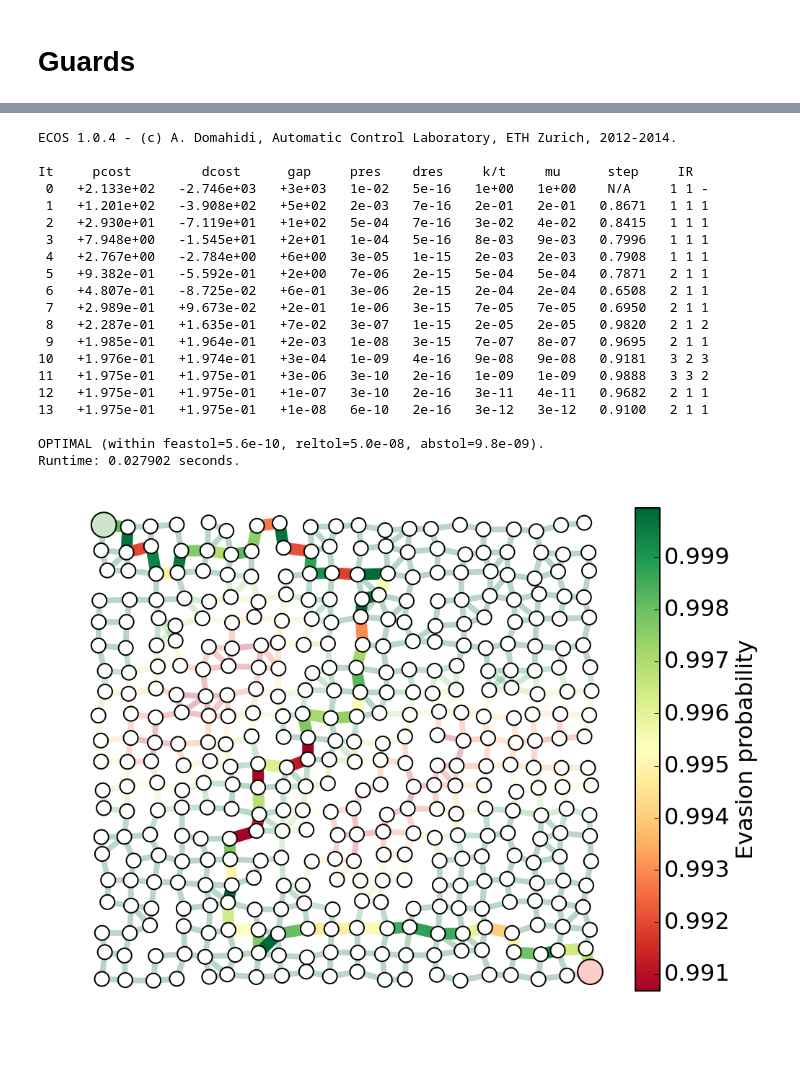
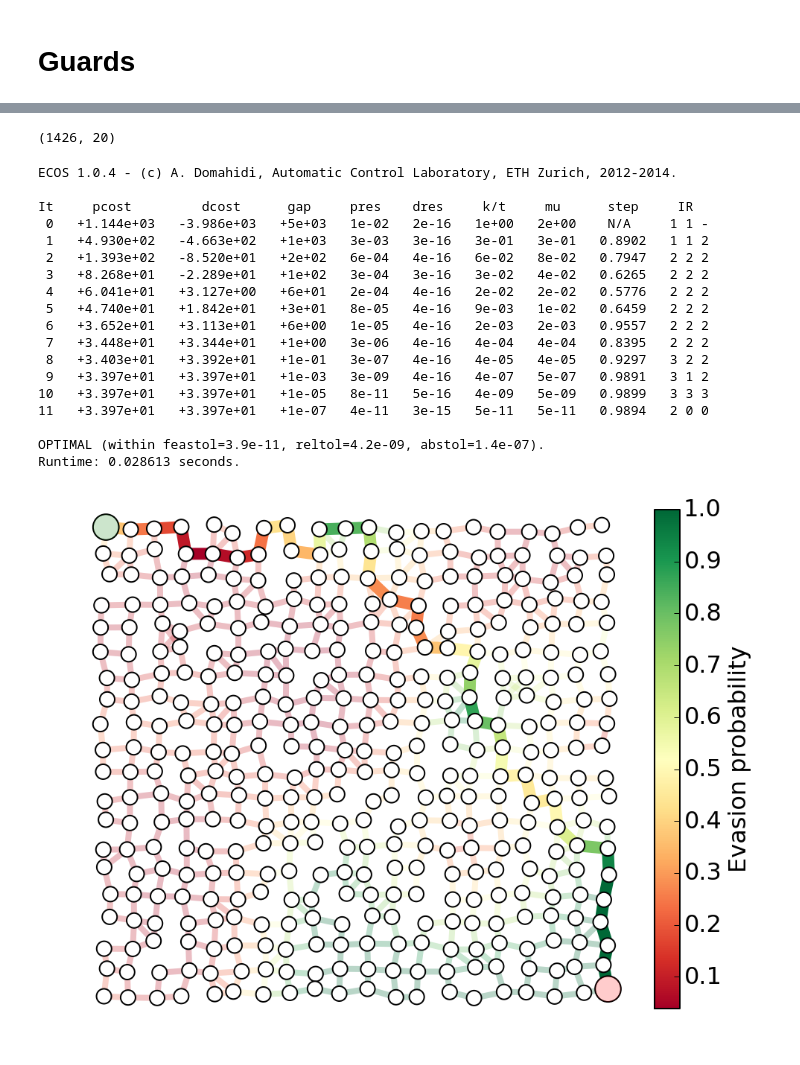
Before and after one commit to ajfriend/cvxpy_examples, a Jupyter notebook: interdiction.ipynb, the cells around one changed output, grey strips where cells are left out. Cells and saved outputs as stored; diff of their text form; code cells hidden in the pictures.

Commit message:
done with selecting guards with l1 iterative reweighting. time to make a clean example

```diff
--- a/interdiction.ipynb
+++ b/interdiction.ipynb
@@ -510,8 +518,9 @@ for i in H:
 
 #showPaths(H,pos,p)
 # %%
-def evadeProb(x):
-    radius = .2
+np.random.seed(1)
+
+def evadeProb(x,radius=.2):
     r = np.linalg.norm(x)/radius
     return min(r+.1,1)
 
@@ -520,18 +529,19 @@ for e in H.edges():
     edgeCenters.append((np.array(pos[e[0]]) + np.array(pos[e[1]]))/2)
 
 edgeCenters = np.array(edgeCenters)
+numGuards = 20
 
-edgeVals = np.zeros(m)
+edgeVals = np.zeros((m,numGuards))
 
-guards = [[.1,.5],[.2,.6],[.3,.7],[.7,.5],[.9,.5],[.6,.4],[.5,.3]]
+guardPositions = np.random.rand(numGuards,2)
 
-for guardPos in guards:
-    guardPos = np.array(guardPos)
-    for i in range(m):
-        edgeVals[i] += np.log(evadeProb(guardPos-edgeCenters[i,:]))
+for i, guardPos in enumerate(guardPositions):
+    for j in range(m):
+        edgeVals[j,i] += np.log(evadeProb(guardPos-edgeCenters[j,:],.3))
 
-edgeVals = np.exp(edgeVals)
 
-edgeVals -= np.random.rand(m)*.01
-showPaths(H,pos,edgeVals)
+edgeProbs = edgeVals.sum(axis=1)
+edgeProbs -= np.random.rand(m)*.01
+edgeProbs = np.exp(edgeProbs)
+showPaths(H,pos,edgeProbs)
 # %% [output]
@@ -539,8 +549,12 @@ showPaths(H,pos,edgeVals)
+# %%
+edgeVals.shape
+# %% [output]
+(1426, 20)
 # %%
 b = np.zeros(n)
 b[0] = -1
 b[n-1] = 1
-c = np.log(edgeVals)
+c = np.log(edgeProbs)
 x = cvx.Variable(m)
 constr = [A*x == b,x>=0, x <= 1]
 cvx.Problem(cvx.Maximize(x.T*c),constr).solve(verbose=True)
@@ -549,25 +563,23 @@ x = np.array(x.value).flatten()
 ECOS 1.0.4 - (c) A. Domahidi, Automatic Control Laboratory, ETH Zurich, 2012-2014.
 
 It     pcost         dcost      gap     pres    dres     k/t     mu      step     IR
- 0   +2.133e+02   -2.746e+03   +3e+03   1e-02   5e-16   1e+00   1e+00    N/A     1 1 -
- 1   +1.201e+02   -3.908e+02   +5e+02   2e-03   7e-16   2e-01   2e-01   0.8671   1 1 1
- 2   +2.930e+01   -7.119e+01   +1e+02   5e-04   7e-16   3e-02   4e-02   0.8415   1 1 1
- 3   +7.948e+00   -1.545e+01   +2e+01   1e-04   5e-16   8e-03   9e-03   0.7996   1 1 1
- 4   +2.767e+00   -2.784e+00   +6e+00   3e-05   1e-15   2e-03   2e-03   0.7908   1 1 1
- 5   +9.382e-01   -5.592e-01   +2e+00   7e-06   2e-15   5e-04   5e-04   0.7871   2 1 1
- 6   +4.807e-01   -8.725e-02   +6e-01   3e-06   2e-15   2e-04   2e-04   0.6508   2 1 1
- 7   +2.989e-01   +9.673e-02   +2e-01   1e-06   3e-15   7e-05   7e-05   0.6950   2 1 1
- 8   +2.287e-01   +1.635e-01   +7e-02   3e-07   1e-15   2e-05   2e-05   0.9820   2 1 2
- 9   +1.985e-01   +1.964e-01   +2e-03   1e-08   3e-15   7e-07   8e-07   0.9695   2 1 1
-10   +1.976e-01   +1.974e-01   +3e-04   1e-09   4e-16   9e-08   9e-08   0.9181   3 2 3
-11   +1.975e-01   +1.975e-01   +3e-06   3e-10   2e-16   1e-09   1e-09   0.9888   3 3 2
-12   +1.975e-01   +1.975e-01   +1e-07   3e-10   2e-16   3e-11   4e-11   0.9682   2 1 1
-13   +1.975e-01   +1.975e-01   +1e-08   6e-10   2e-16   3e-12   3e-12   0.9100   2 1 1
+ 0   +1.144e+03   -3.986e+03   +5e+03   1e-02   2e-16   1e+00   2e+00    N/A     1 1 -
+ 1   +4.930e+02   -4.663e+02   +1e+03   3e-03   3e-16   3e-01   3e-01   0.8902   1 1 2
+ 2   +1.393e+02   -8.520e+01   +2e+02   6e-04   4e-16   6e-02   8e-02   0.7947   2 2 2
+ 3   +8.268e+01   -2.289e+01   +1e+02   3e-04   3e-16   3e-02   4e-02   0.6265   2 2 2
+ 4   +6.041e+01   +3.127e+00   +6e+01   2e-04   4e-16   2e-02   2e-02   0.5776   2 2 2
+ 5   +4.740e+01   +1.842e+01   +3e+01   8e-05   4e-16   9e-03   1e-02   0.6459   2 2 2
+ 6   +3.652e+01   +3.113e+01   +6e+00   1e-05   4e-16   2e-03   2e-03   0.9557   2 2 2
+ 7   +3.448e+01   +3.344e+01   +1e+00   3e-06   4e-16   4e-04   4e-04   0.8395   2 2 2
+ 8   +3.403e+01   +3.392e+01   +1e-01   3e-07   4e-16   4e-05   4e-05   0.9297   3 2 2
+ 9   +3.397e+01   +3.397e+01   +1e-03   3e-09   4e-16   4e-07   5e-07   0.9891   3 1 2
+10   +3.397e+01   +3.397e+01   +1e-05   8e-11   5e-16   4e-09   5e-09   0.9899   3 3 3
+11   +3.397e+01   +3.397e+01   +1e-07   4e-11   3e-15   5e-11   5e-11   0.9894   2 0 0
 
-OPTIMAL (within feastol=5.6e-10, reltol=5.0e-08, abstol=9.8e-09).
-Runtime: 0.027902 seconds.
+OPTIMAL (within feastol=3.9e-11, reltol=4.2e-09, abstol=1.4e-07).
+Runtime: 0.028613 seconds.
 # %%
-showPaths(H,pos,edgeVals,x)
+showPaths(H,pos,edgeProbs,x)
 # %% [output]
-[figure, old version]
+[figure, new version]
 # %%
```
Also changed, not shown: parts of 11 cells of this notebook.
